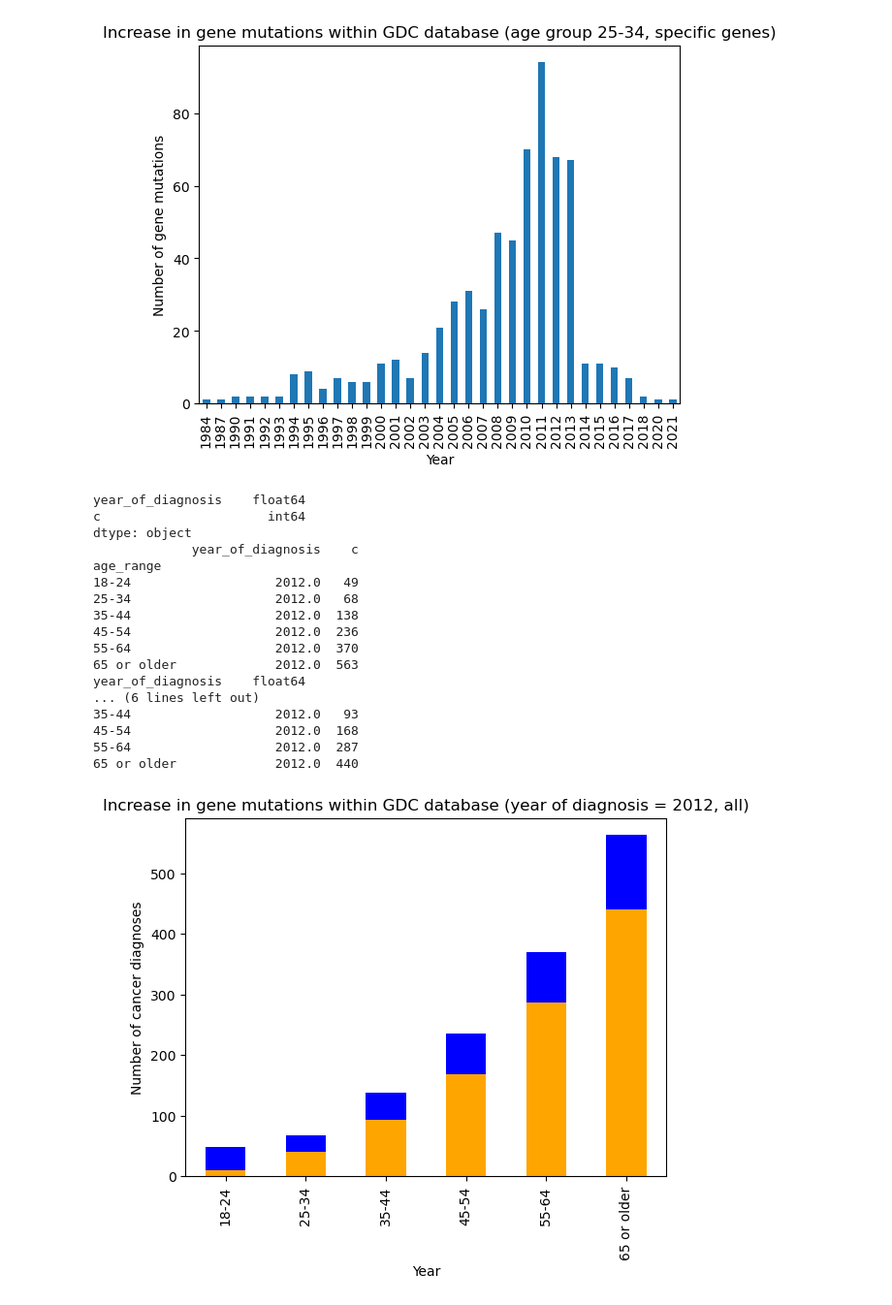
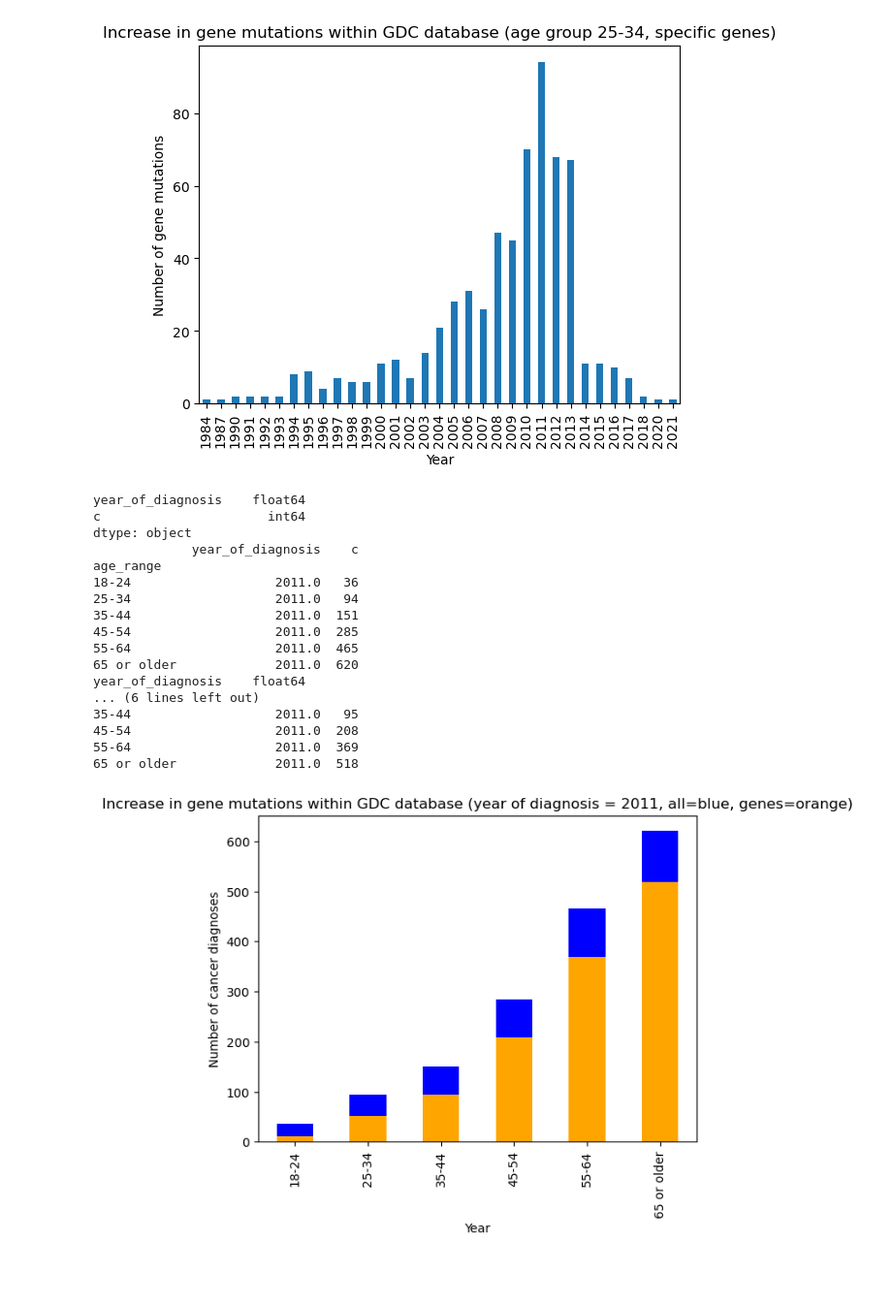
Before and after one commit to nilapalin/made-template, a Jupyter notebook: project/data/gdc.ipynb, the cells around one changed output. Shown: that part at 97% size. Saved outputs shown, nothing was run; the diff lists cells and outputs as text; code cells hidden in the pictures; blank space fills up the shorter version.

```diff
--- a/project/data/gdc.ipynb
+++ b/project/data/gdc.ipynb
@@ -128,7 +129,7 @@ ax.set(xlabel='Year', ylabel='Number of cancer diagnoses', title='Increase in ca
 # where <path> is relative:
 dbEngine=sqlalchemy.create_engine('sqlite:///../../data/gdc.sqlite')
 with dbEngine.connect() as conn:
-    sqlstatement_obese = "select year_of_diagnosis, count(*), sum(sim), sum(p), sum(lpr), sum(mr), sum(a), sum(n), sum(m), sum(k), sum(l), sum(pc), sum(b), sum(s), sum(sim)+sum(p)+sum(lpr)+sum(mr)+sum(a)+sum(n)+sum(m)+sum(k)+sum(l)+sum(pc)+sum(b)+sum(s) as gene_sum from (select d.year_of_diagnosis, c.\"gene.SIM1\" as sim, c.\"gene.POMC\" as p, c.\"gene.LEPR\" as lpr, c.\"gene.MRAP2\" as mr, c.\"gene.ADCY3\" as a, c.\"gene.NTRK2\" as n, c.\"gene.MC4R\" as m, c.\"gene.KSR2\" as k, c.\"gene.LEP\" as l, c.\"gene.PCSK1\" as pc, c.\"gene.BDNF\" as b, c.\"gene.SH2B1\" as s from cases c, diagnoses d where c.id = d.case_id and year_of_diagnosis is not null) group by year_of_diagnosis ;"
+    sqlstatement_obese = "select year_of_diagnosis, year_of_diagnosis as test, count(*) as nrdiag, sum(sim), sum(p), sum(lpr), sum(mr), sum(a), sum(n), sum(m), sum(k), sum(l), sum(pc), sum(b), sum(s), sum(sim)+sum(p)+sum(lpr)+sum(mr)+sum(a)+sum(n)+sum(m)+sum(k)+sum(l)+sum(pc)+sum(b)+sum(s) as gene_sum from (select d.year_of_diagnosis, c.\"gene.SIM1\" as sim, c.\"gene.POMC\" as p, c.\"gene.LEPR\" as lpr, c.\"gene.MRAP2\" as mr, c.\"gene.ADCY3\" as a, c.\"gene.NTRK2\" as n, c.\"gene.MC4R\" as m, c.\"gene.KSR2\" as k, c.\"gene.LEP\" as l, c.\"gene.PCSK1\" as pc, c.\"gene.BDNF\" as b, c.\"gene.SH2B1\" as s from cases c, diagnoses d where c.id = d.case_id and year_of_diagnosis is not null) group by year_of_diagnosis ;"
     gdc = pd.read_sql_query(sqlstatement_obese, conn)
     gdc['year_of_diagnosis'] = gdc['year_of_diagnosis'].astype(int)
     gdc = gdc.set_index('year_of_diagnosis')
@@ -224,7 +230,7 @@ select *,\
    when age_at_diagnosis_years >= 65 then '65 or older'\
  END as age_range \
  from diagnoses d \
- ) where year_of_diagnosis = '2012' and year_of_diagnosis is not null group by year_of_diagnosis, age_range;"
+ ) where year_of_diagnosis = '2011' and year_of_diagnosis is not null group by year_of_diagnosis, age_range;"
     gdc_2012_all = pd.read_sql_query(sqlstatement_all, conn)
     gdc_2012_all = gdc_2012_all.set_index('age_range')
 
@@ -240,7 +246,7 @@ select *,\
    when age_at_diagnosis_years >= 65 then '65 or older'\
  END as age_range \
  from (select * from cases c, demographics d, diagnoses di where c.id = d.case_id and c.id = di.case_id and (c.\"gene.SIM1\" = '1' or c.\"gene.POMC\" = 1 or c.\"gene.LEPR\" ='1' or c.\"gene.MRAP2\" = 1 or c.\"gene.ADCY3\" = 1 or c.\"gene.NTRK2\" = 1 or c.\"gene.MC4R\"  = 1 or c.\"gene.KSR2\" = 1 or c.\"gene.LEP\" = 1 or c.\"gene.PCSK1\" = 1 or c.\"gene.BDNF\"  =1 or c.\"gene.SH2B1\" = 1))\
- ) where year_of_diagnosis = '2012' and year_of_diagnosis is not null group by year_of_diagnosis, age_range;"
+ ) where year_of_diagnosis = '2011' and year_of_diagnosis is not null group by year_of_diagnosis, age_range;"
     gdc_2012_genes = pd.read_sql_query(sqlstatement_all, conn)
     gdc_2012_genes = gdc_2012_genes.set_index('age_range')
 
@@ -255,24 +261,24 @@ c                      int64
 dtype: object
              year_of_diagnosis    c
 age_range
-18-24                   2012.0   49
-25-34                   2012.0   68
-35-44                   2012.0  138
-45-54                   2012.0  236
-55-64                   2012.0  370
-65 or older             2012.0  563
+18-24                   2011.0   36
+25-34                   2011.0   94
+35-44                   2011.0  151
+45-54                   2011.0  285
+55-64                   2011.0  465
+65 or older             2011.0  620
 year_of_diagnosis    float64
 ... (6 lines left out)
-35-44                   2012.0   93
-45-54                   2012.0  168
-55-64                   2012.0  287
-65 or older             2012.0  440
+35-44                   2011.0   95
+45-54                   2011.0  208
+55-64                   2011.0  369
+65 or older             2011.0  518
 # %%
 ax = gdc_2012_all['c'].plot(kind='bar', color = 'blue')
 ax = gdc_2012_genes['c'].plot(kind='bar',color='orange')
-ax.set(xlabel='Year', ylabel='Number of cancer diagnoses', title='Increase in gene mutations within GDC database (year of diagnosis = 2012, all=blue, genes=orange)');
+ax.set(xlabel='Year', ylabel='Number of cancer diagnoses', title='Increase in gene mutations within GDC database (year of diagnosis = 2011, all=blue, genes=orange)');
 # %% [output]
-[figure, old version]
+[figure, new version]
 # %%
 gdc_diff = gdc_2012_all['c']-gdc_2012_genes['c']
 ax = gdc_diff.plot(kind='bar', color = 'blue')
```
Also changed, not shown: parts of 6 cells of this notebook, 6 other files.
